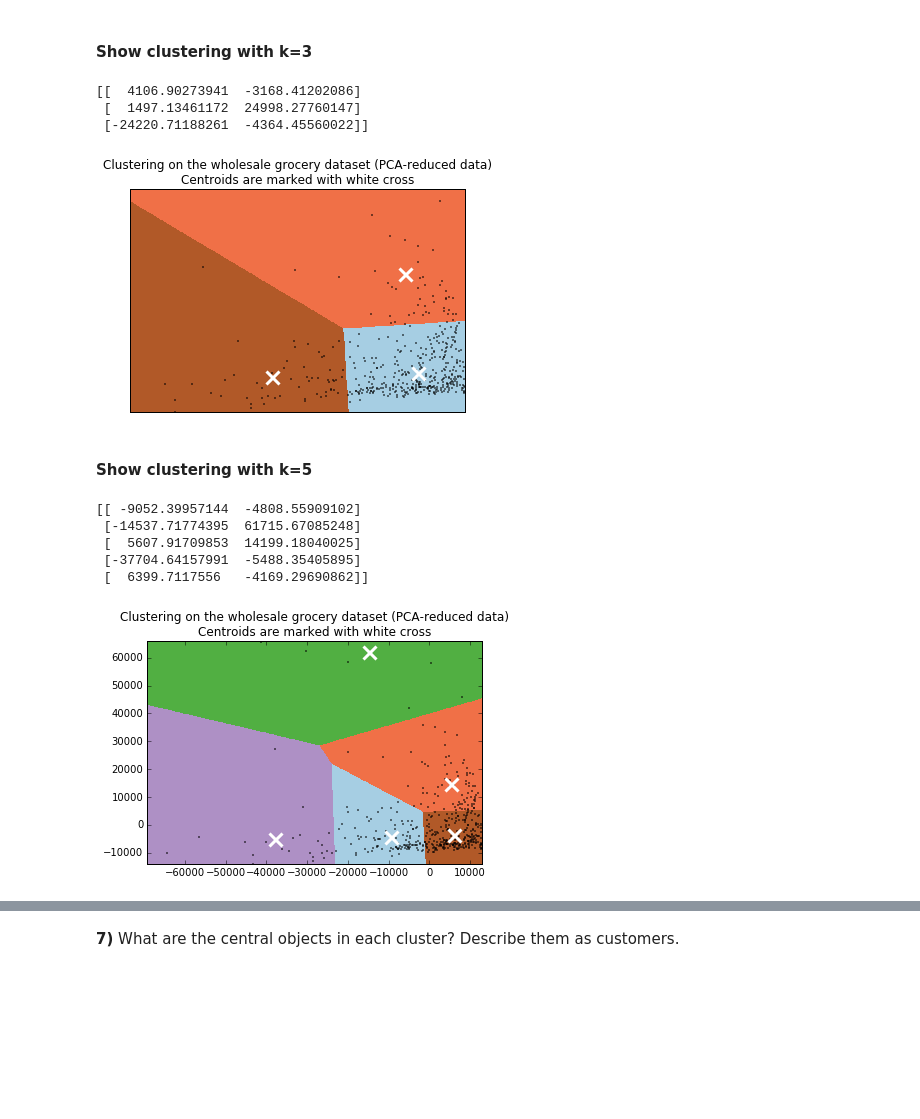
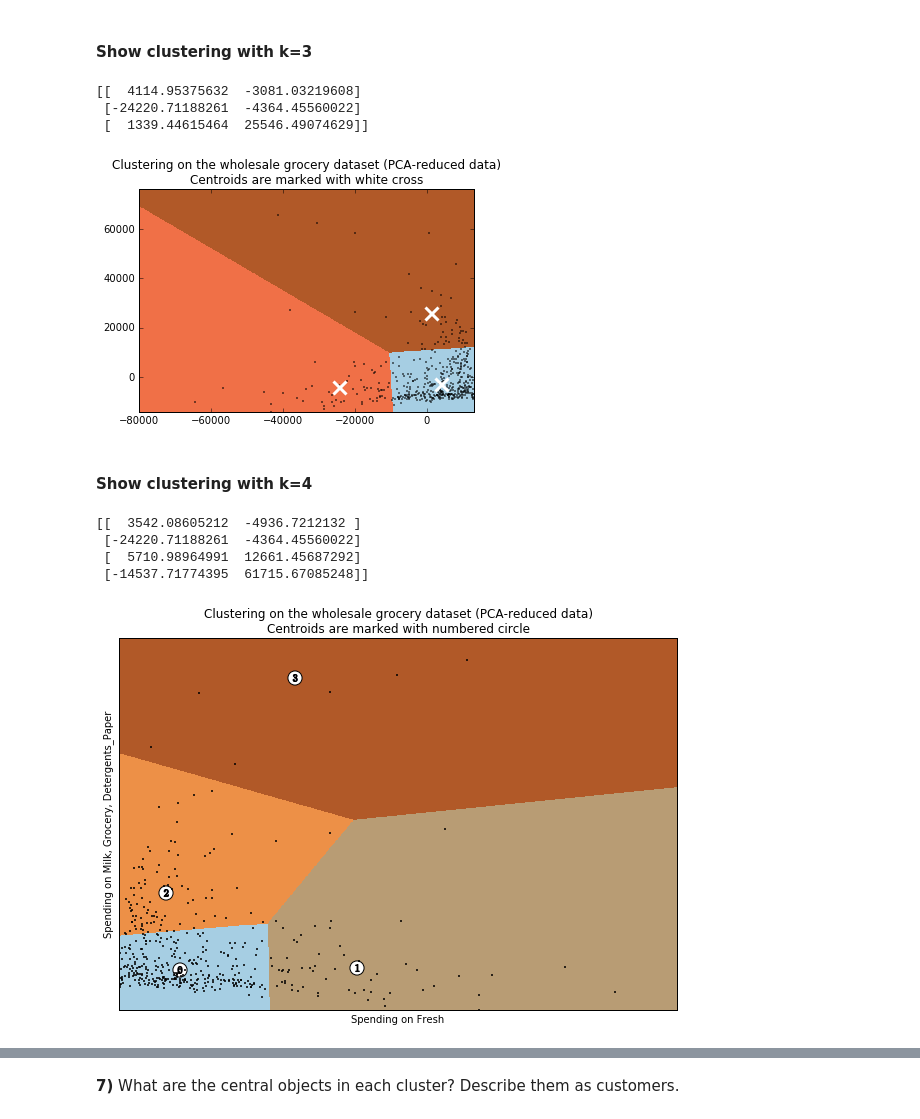
Before and after one commit to kcbighuge/p3-customer-segments, a Jupyter notebook: customer_segments.ipynb, the cells around one changed output, grey strips where cells are left out. Cells and saved outputs as stored; diff of their text form; code cells hidden in the pictures; blank space fills up the shorter version.

Commit message:
enhance plots and explain cluster data

```diff
--- a/customer_segments.ipynb
+++ b/customer_segments.ipynb
@@ -241,7 +244,8 @@ plt.show()
 #### Show clustering with k=3
 # %%
 # fit data with different number of clusters
-est = KMeans(n_clusters=3, init='k-means++', n_init=10, max_iter=300, tol=0.0001, \
+k_clusters = 3
+est = KMeans(n_clusters=k_clusters, init='k-means++', n_init=10, max_iter=300, tol=0.0001, \
              precompute_distances='auto', verbose=0, random_state=None, copy_x=True, n_jobs=1)
 
 clusters = est.fit(reduced_data)
@@ -276,62 +280,77 @@ plt.scatter(centroids[:, 0], centroids[:, 1],
             color='w', zorder=10)
 plt.title('Clustering on the wholesale grocery dataset (PCA-reduced data)\n'
           'Centroids are marked with white cross')
-plt.xlim(x_min/2, x_max)
-plt.ylim(y_min, y_max/2)
-plt.xticks(())
-plt.yticks(())
+plt.xlim(x_min/1.3, x_max)
+plt.ylim(y_min, y_max/1.3)
+#plt.xticks(())
+#plt.yticks(())
 plt.show()
 # %% [output]
-[[  4106.90273941  -3168.41202086]
- [  1497.13461172  24998.27760147]
- [-24220.71188261  -4364.45560022]]
+[[  4114.95375632  -3081.03219608]
+ [-24220.71188261  -4364.45560022]
+ [  1339.44615464  25546.49074629]]
-[figure, old version]
+[figure, new version]
 # %% [markdown]
-#### Show clustering with k=5
+#### Show clustering with k=4
 # %%
 # fit data with different number of clusters
-est = KMeans(n_clusters=5, init='k-means++', n_init=10, max_iter=300, tol=0.0001, \
+k_clusters = 4
+est = KMeans(n_clusters=k_clusters, init='k-means++', n_init=10, max_iter=300, tol=0.0001, \
              precompute_distances='auto', verbose=0, random_state=None, copy_x=True, n_jobs=1)
 
 clusters = est.fit(reduced_data)
 
 # Plot the decision boundary by building a mesh grid to populate a graph.
 x_min, x_max = reduced_data[:, 0].min() - 1, reduced_data[:, 0].max() + 1
 y_min, y_max = reduced_data[:, 1].min() - 1, reduced_data[:, 1].max() + 1
 hx = (x_max-x_min)/1000.
 hy = (y_max-y_min)/1000.
 xx, yy = np.meshgrid(np.arange(x_min, x_max, hx), np.arange(y_min, y_max, hy))
 
 # Obtain labels for each point in mesh. Use last trained model.
 Z = clusters.predict(np.c_[xx.ravel(), yy.ravel()])
 
 # Find the centroids for KMeans
 centroids = clusters.cluster_centers_
 print centroids
 
 # Put the result into a color plot
 Z = Z.reshape(xx.shape)
 plt.figure(1)
 plt.clf()
 plt.imshow(Z, interpolation='nearest',
            extent=(xx.min(), xx.max(), yy.min(), yy.max()),
            cmap=plt.cm.Paired,
            aspect='auto', origin='lower')
-plt.plot(reduced_data[:, 0], reduced_data[:, 1], 'k.', markersize=2)
+plt.plot(reduced_data[:, 0], reduced_data[:, 1], 'k.', markersize=3)
+
+# Labeling the clusters
+'''
 plt.scatter(centroids[:, 0], centroids[:, 1],
             marker='x', s=169, linewidths=3,
             color='w', zorder=10)
+'''
+# Draw white circles at cluster centers
+plt.scatter(centroids[:, 0], centroids[:, 1],
+            marker='o', c="white", alpha=1, s=200)
+
+for i, c in enumerate(centroids):
+    plt.scatter(c[0], c[1], marker='$%d$' % i, alpha=1, s=50)
+
 plt.title('Clustering on the wholesale grocery dataset (PCA-reduced data)\n'
-          'Centroids are marked with white cross')
-plt.xlim(x_min/1.5, x_max)
-plt.ylim(y_min, y_max/1.5)
-#plt.xticks(())
-#plt.yticks(())
+          'Centroids are marked with numbered circle')
+plt.xlim(x_min/1.4, x_max)
+plt.ylim(y_min, y_max/1.4)
+plt.xticks(())
+plt.yticks(())
+plt.xlabel('Spending on Fresh')
+plt.ylabel('Spending on Milk, Grocery, Detergents_Paper')
+plt.gca().invert_xaxis()
+plt.gcf().set_size_inches(10,6.67)
 plt.show()
 # %% [output]
-[[ -9052.39957144  -4808.55909102]
- [-14537.71774395  61715.67085248]
- [  5607.91709853  14199.18040025]
- [-37704.64157991  -5488.35405895]
- [  6399.7117556   -4169.29690862]]
+[[  3542.08605212  -4936.7212132 ]
+ [-24220.71188261  -4364.45560022]
+ [  5710.98964991  12661.45687292]
+ [-14537.71774395  61715.67085248]]
-[figure, old version]
+[figure, new version]
```
Also changed, not shown: parts of 9 cells of this notebook, 1 other file.
